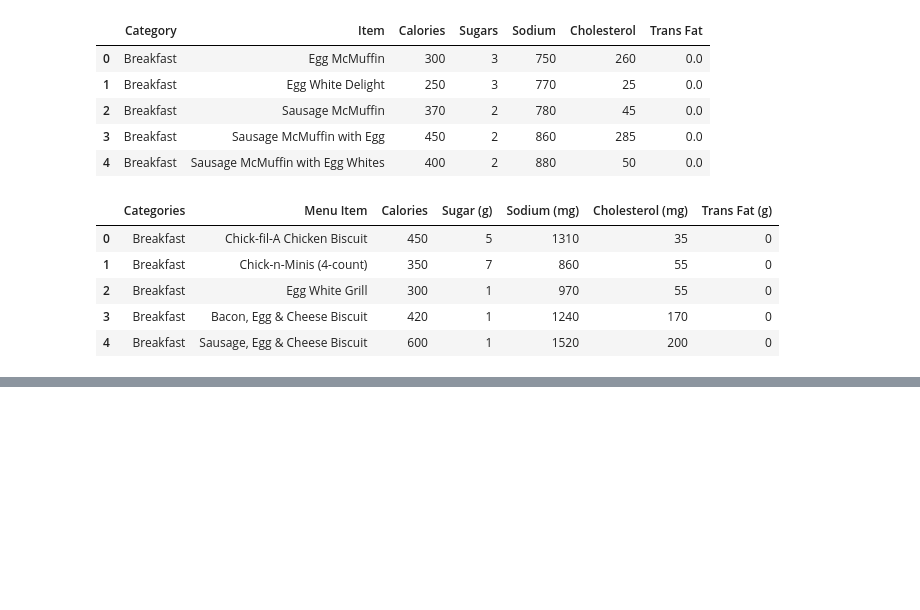
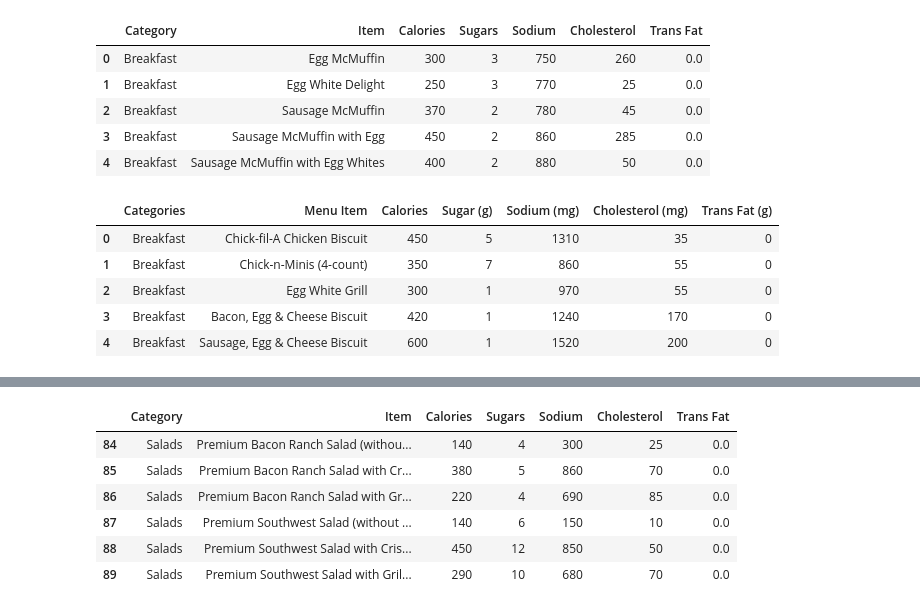
Before and after one commit to han0620-git/project_I, a Jupyter notebook: Sara/workbook.ipynb, the cells around one changed output, grey strips where cells are left out. Cells and saved outputs as stored; diff of their text form; code cells hidden in the pictures; blank space fills up the shorter version.

```diff
--- a/Sara/workbook.ipynb
+++ b/Sara/workbook.ipynb
@@ -35,0 +120,11 @@ reduced_chick_df.head()
+# %%
+# Keep only the identified menu items from McDonald's menu
+reduced_mc_df[reduced_mc_df['Category'].str.match("Salads")]
+# %% [output]
+|  | Category | Item | Calories | Sugars | Sodium | Cholesterol | Trans Fat |
+| 84 | Salads | Premium Bacon Ranch Salad (withou... | 140 | 4 | 300 | 25 | 0.0 |
+| 85 | Salads | Premium Bacon Ranch Salad with Cr... | 380 | 5 | 860 | 70 | 0.0 |
+| 86 | Salads | Premium Bacon Ranch Salad with Gr... | 220 | 4 | 690 | 85 | 0.0 |
+| 87 | Salads | Premium Southwest Salad (without ... | 140 | 6 | 150 | 10 | 0.0 |
+| 88 | Salads | Premium Southwest Salad with Cris... | 450 | 12 | 850 | 50 | 0.0 |
+| 89 | Salads | Premium Southwest Salad with Gril... | 290 | 10 | 680 | 70 | 0.0 |
```
Also changed, not shown: parts of 9 cells of this notebook.
